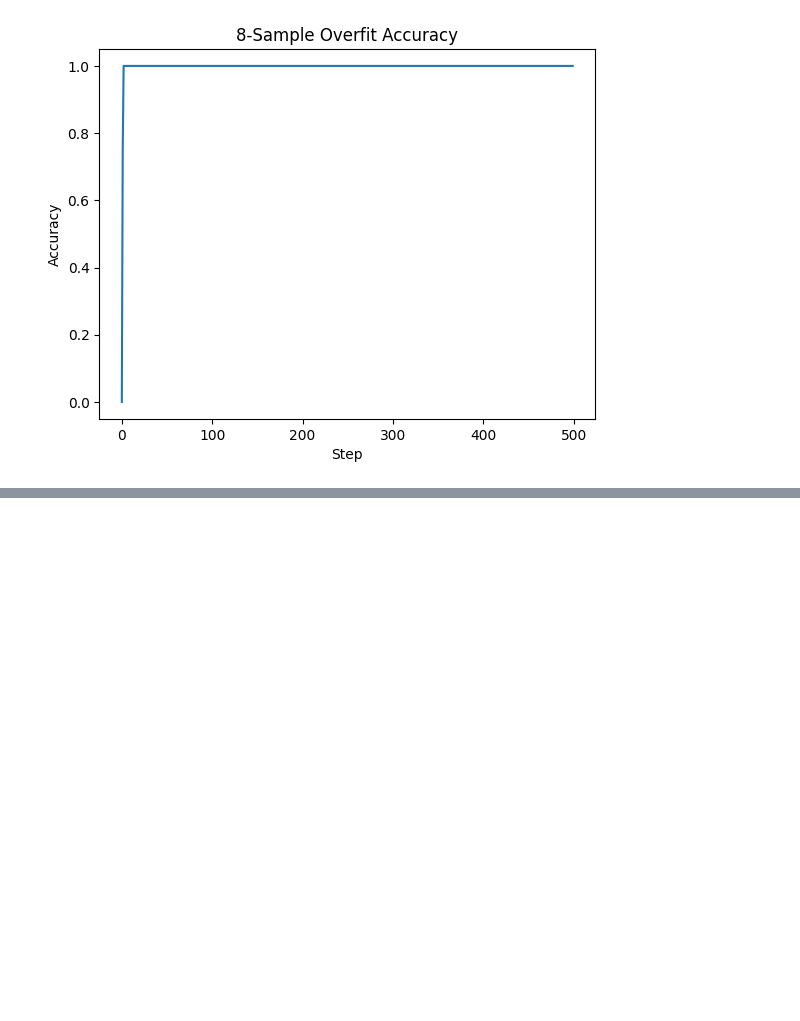
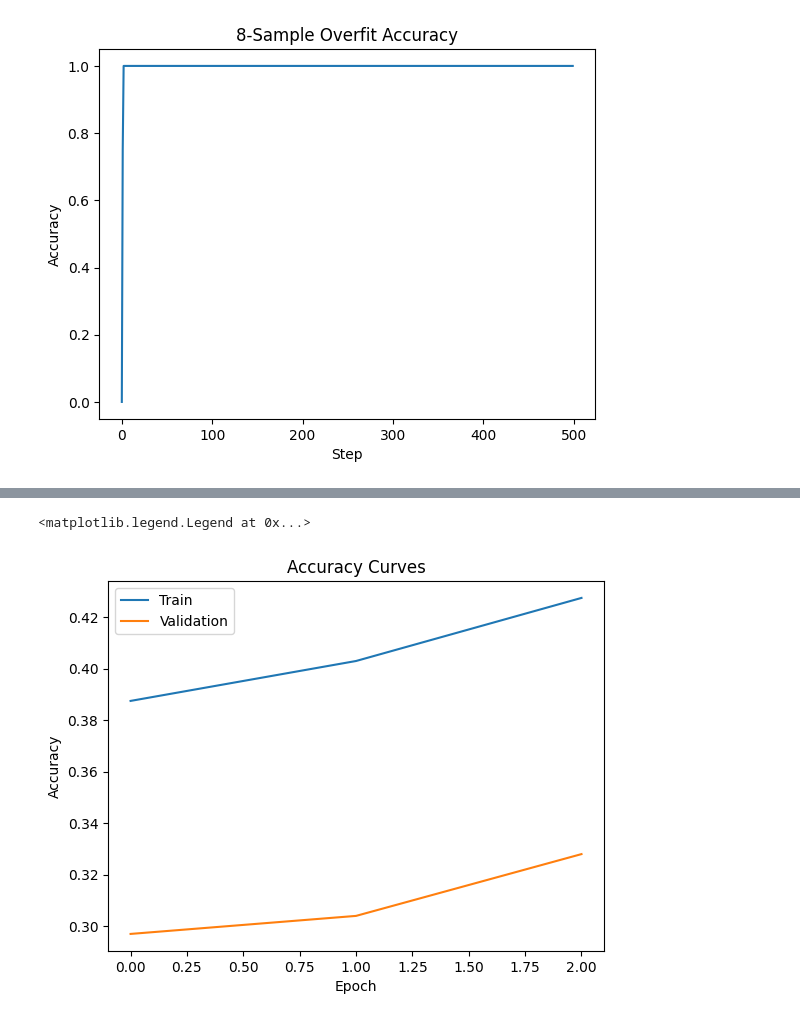
Before and after one commit to Ruipi/tfg, a Jupyter notebook: notebooks/03_model_baselines.ipynb, the cells around one changed output, grey strips where cells are left out. Drawn from its saved outputs; the diff is of its cells as text; code cells hidden in the pictures; blank space fills up the shorter version.

```diff
--- a/notebooks/03_model_baselines.ipynb
+++ b/notebooks/03_model_baselines.ipynb
@@ -427,0 +861,15 @@ Text(0.5, 1.0, '8-Sample Overfit Accuracy')
+# %%
+plt.plot(train_accuracies, label="Train")
+
+plt.plot(val_accuracies, label="Validation")
+
+plt.xlabel("Epoch")
+
+plt.ylabel("Accuracy")
+
+plt.title("Accuracy Curves")
+
+plt.legend()
+# %% [output]
+<matplotlib.legend.Legend at 0x...>
+[figure, added]
```
Also changed, not shown: parts of 20 cells of this notebook, 10 other files.
